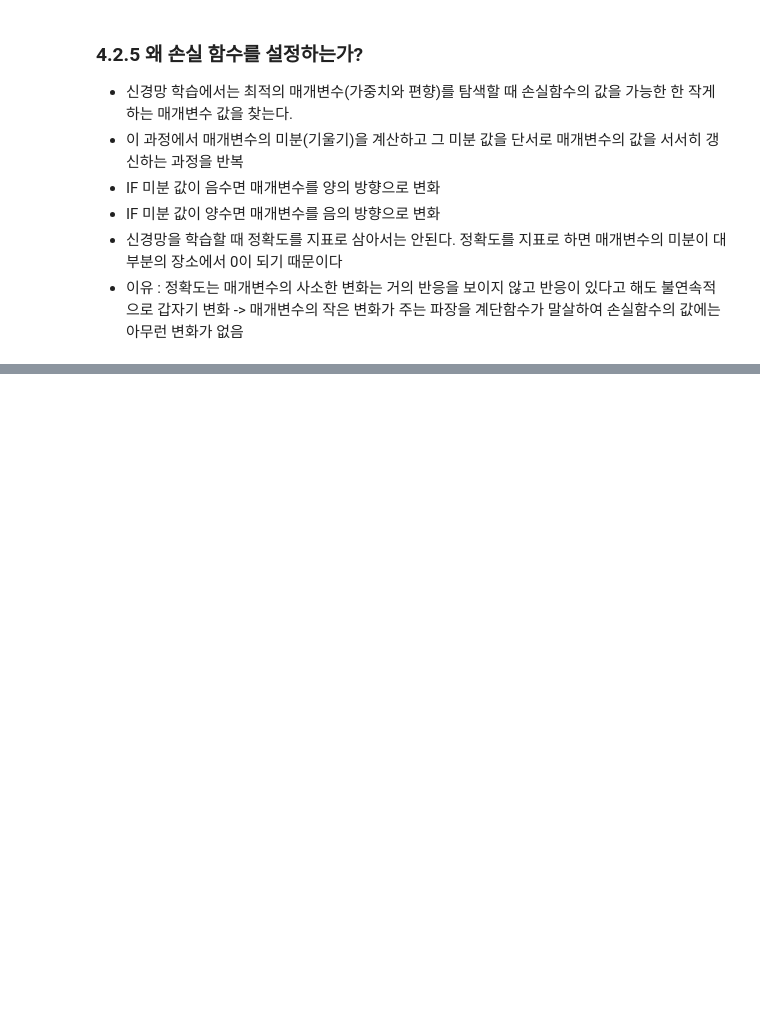
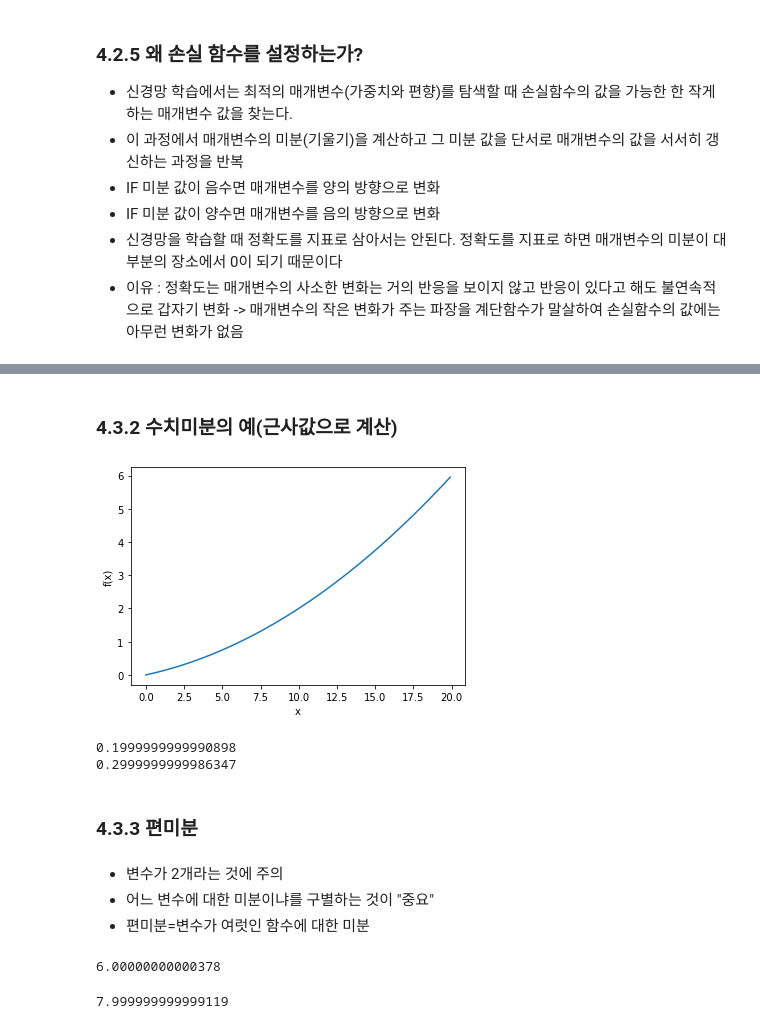
Before and after one commit to NamHyunSeung/deep_learning, a Jupyter notebook: 딥러닝.ipynb, the cells around one changed output, grey strips where cells are left out. Cells and saved outputs as stored; diff of their text form; code cells hidden in the pictures; blank space fills up the shorter version.

```diff
--- a/딥러닝.ipynb
+++ b/딥러닝.ipynb
@@ -1107,0 +1118,32 @@ def cross_entropy_error(y,t): # y는 출력, t는 정답
+# %%
+# 나쁜 구현의 예
+def numerical_diff(f, x):
+  h=1e-50 # 0,00...1형태에서 소수점 아래 0이 50개 라는 의미->반올림 오차가 생김
+  return (f(x-h)-f(x))/h
+# 1. 미세한 값으로 10의 -4승을 사용
+# 2. (x+h)와 (x-h)일 때의 함수 f의 차분을 계산하는 방법을 씀 -> 중심차분, 중앙차분
+# %%
+def numerical_diff(f,x):
+  h=1e-4
+  return (f(x+h)-f(x-h))/(2*h)
+# %% [markdown]
+### 4.3.2 수치미분의 예(근사값으로 계산)
+# %%
+import numpy as np
+import matplotlib.pylab as plt
+def function_1(x):
+  return 0.01*x**2+0.1*x
+x=np.arange(0.0,20.0,0.1)
+y=function_1(x)
+plt.xlabel("x")
+plt.ylabel("f(x)")
+plt.plot(x,y)
+plt.show()
+print(numerical_diff(function_1,5)) # x에 대한 f(x)의 변화량 -> 함수의 기울기
+print(numerical_diff(function_1, 10))
+# %% [output]
+[figure, added]
+0.1999999999990898
+0.2999999999986347
+# %% [markdown]
+### 4.3.3 편미분
@@ -1107,0 +1154,16 @@ def cross_entropy_error(y,t): # y는 출력, t는 정답
+# %% [markdown]
+*   변수가 2개라는 것에 주의
+*   어느 변수에 대한 미분이냐를 구별하는 것이 "중요"
+*   편미분=변수가 여럿인 함수에 대한 미분
+# %%
+def function_tmp1(x0):
+  return x0*x0+4.0**2.0 # 변수가 두개라서 변수 1개를 고정하고 결과를 구함(4.0**2.0)
+numerical_diff(function_tmp1,3.0)
+# %% [output]
+6.00000000000378
+# %%
+def function_tmp2(x1):
+  return 3.0**2.0+x1*x1 # 변수 고정(3.0**2.0)
+numerical_diff(function_tmp2,4.0)
+# %% [output]
+7.999999999999119
```
Also changed, not shown: parts of 6 cells of this notebook.
